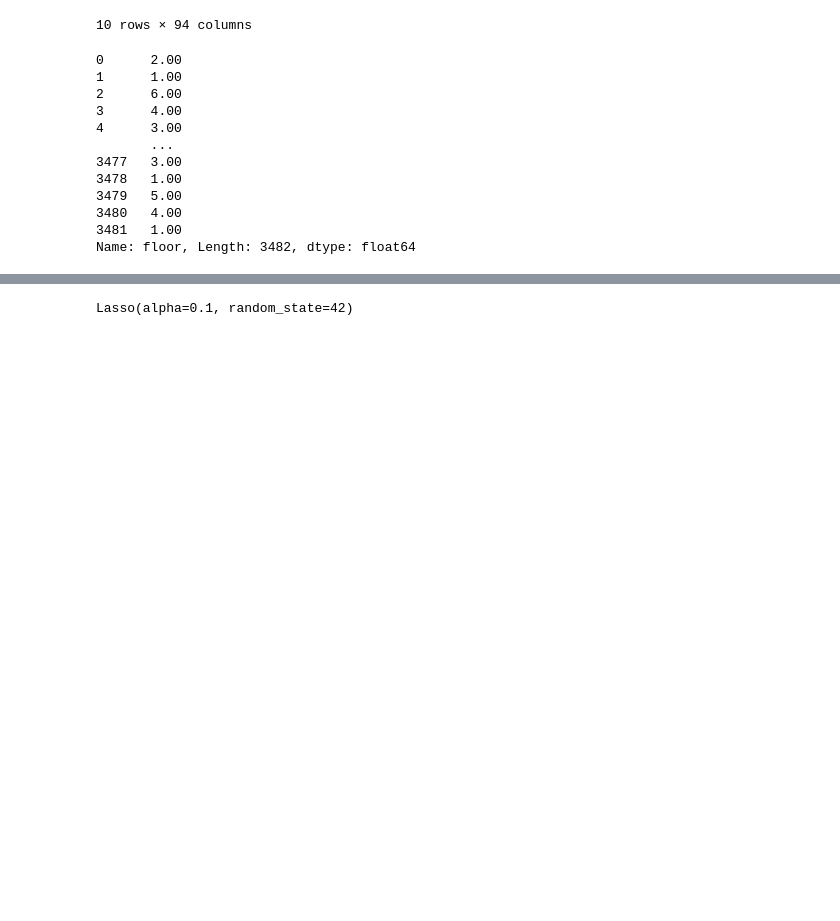
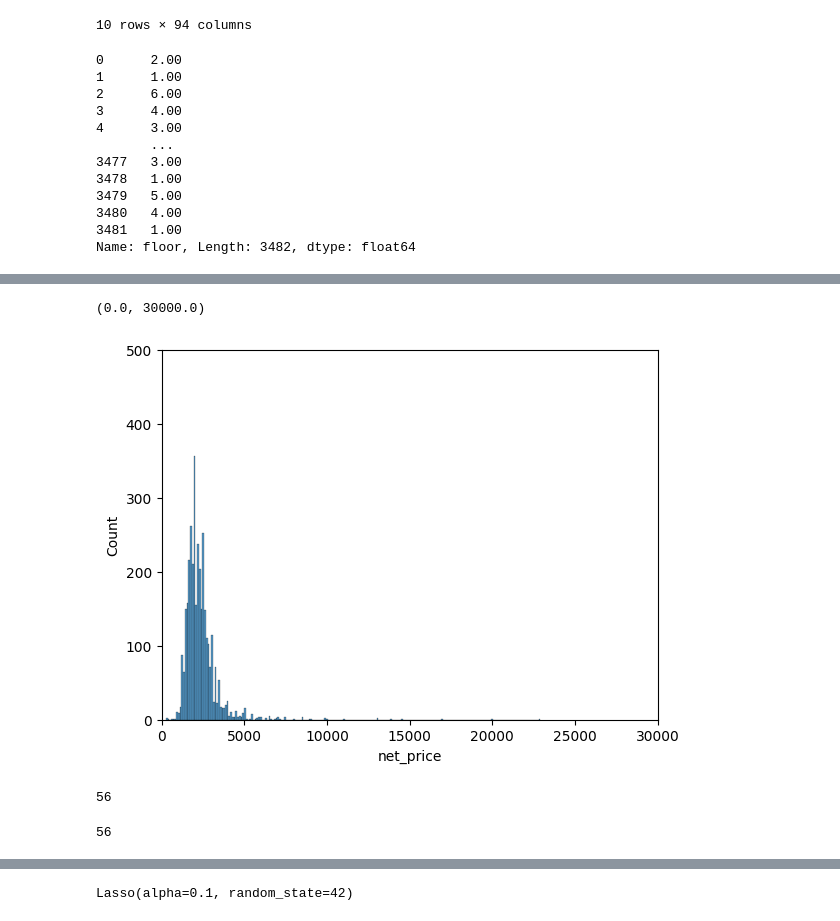
Before and after one commit to filki/Kaggle_Warsaw_rent_prices, a Jupyter notebook: starter.ipynb, the cells around one changed output, grey strips where cells are left out. Drawn from its saved outputs; the diff is of its cells as text; code cells hidden in the pictures; blank space fills up the shorter version.

```diff
--- a/starter.ipynb
+++ b/starter.ipynb
@@ -273,0 +283,7 @@ print(nan_columns)
+# %%
+sns.histplot(data = final_df_imputed, x = "net_price")
+plt.ylim(0, 500)
+plt.xlim(0,30000)
+# %% [output]
+(0.0, 30000.0)
+[figure, added]
@@ -273,0 +292,9 @@ print(nan_columns)
+# %%
+count_price
+# %% [output]
+56
+# %%
+count_price_df = final_df_imputed[final_df_imputed['net_price'] > 5000]
+count_price
+# %% [output]
+56
```
Also changed, not shown: parts of 17 cells of this notebook.
